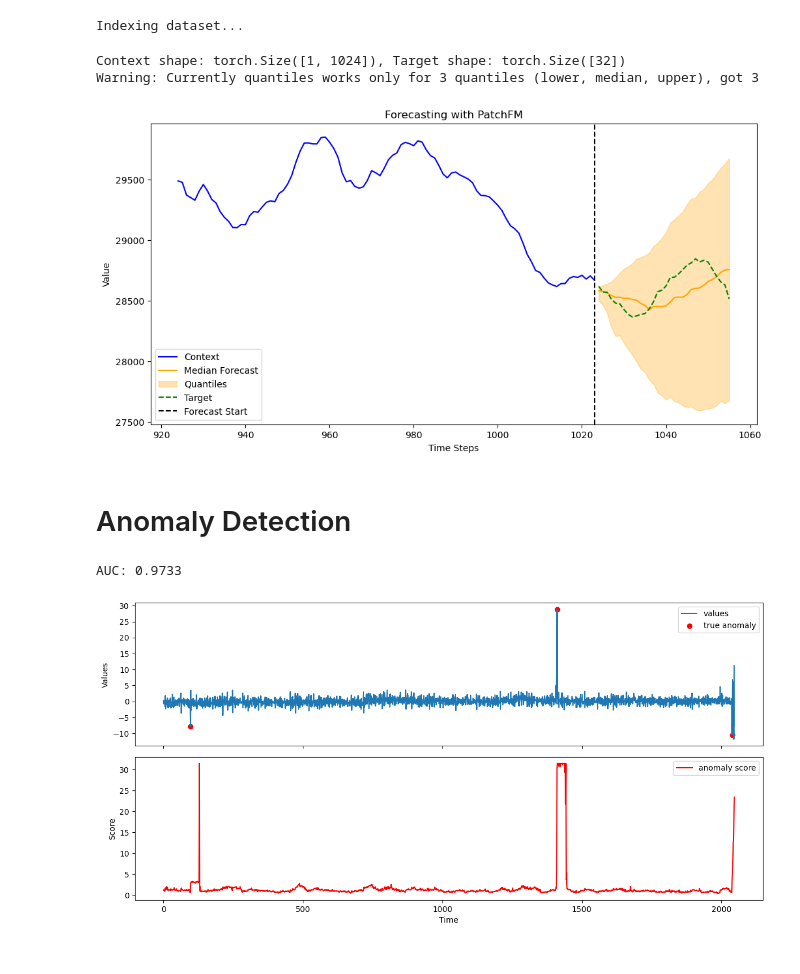
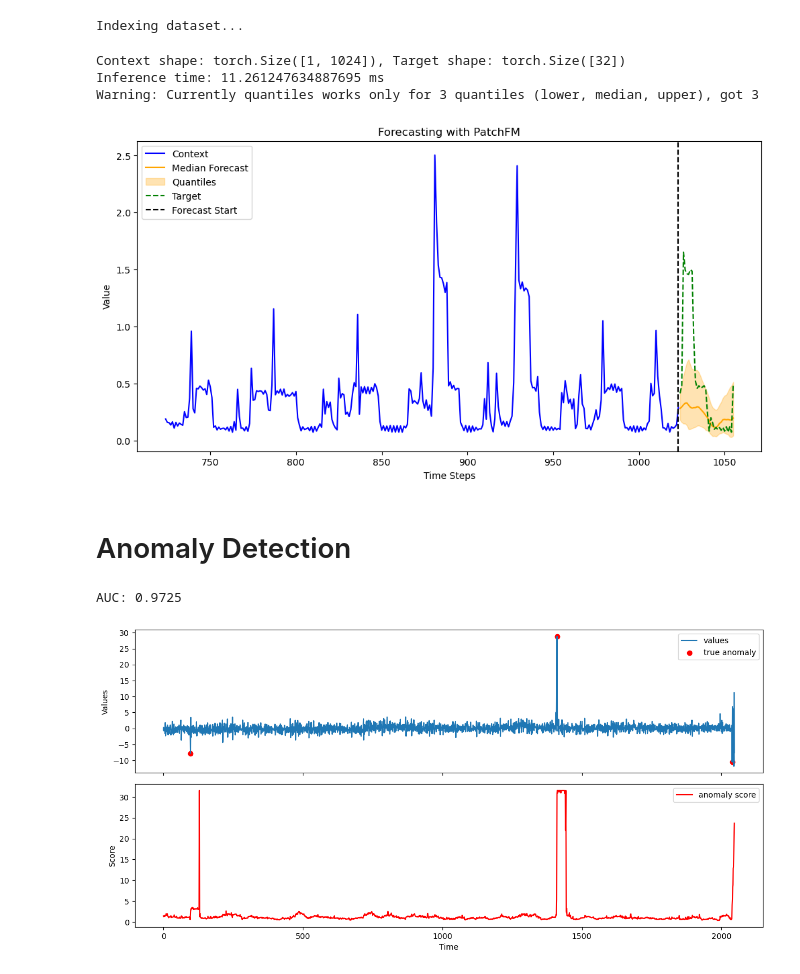
Before and after one commit to vilhess/PatchFM, a Jupyter notebook: notebooks/tutorial.ipynb, the cells around one changed output. Saved outputs shown, nothing was run; the diff lists cells and outputs as text; code cells hidden in the pictures.

```diff
--- a/notebooks/tutorial.ipynb
+++ b/notebooks/tutorial.ipynb
@@ -12,7 +12,8 @@ from dataset import UTSDataset
 # %%
 # --- Instantiate model ---
 config = PatchFMConfig()
-config.ckpt_path = "../ckpts/huge_v2.pth"
+config.ckpt_path = "../ckpts/huge_v3.pth"
+config.compile = True
 
 if "huge" in config.ckpt_path:
     config.n_heads = 64
@@ -30,24 +31,31 @@ Indexing dataset...
 # %%
 idx = random.randint(0, len(dataset))
 context, target = dataset[idx]
 xx = torch.cat([context, target], dim=0)
 
 context_size = 1024
 forecast_horizon = 32
-context_plot_limit = 100
+context_plot_limit = 300
 
 context = xx[:context_size].unsqueeze(0)
 target = xx[context_size:forecast_horizon + context_size]
 
 print(f"Context shape: {context.shape}, Target shape: {target.shape}")
 
+t_init = torch.cuda.Event(enable_timing=True)
+t_final = torch.cuda.Event(enable_timing=True)
+t_init.record()
 pred_median, pred_quantiles = model(context, forecast_horizon=forecast_horizon, quantiles=[0.1, 0.5, 0.9])
+t_final.record()
+torch.cuda.synchronize()
+print(f"Inference time: {t_init.elapsed_time(t_final)} ms")
 
 plot_forecast(context, pred_median, pred_quantiles, target_pred=target, context_plot_limit=context_plot_limit)
 # %% [output]
 Context shape: torch.Size([1, 1024]), Target shape: torch.Size([32])
+Inference time: 11.261247634887695 ms
 Warning: Currently quantiles works only for 3 quantiles (lower, median, upper), got 3
-[figure, old version]
+[figure, new version]
 # %% [markdown]
 # Anomaly Detection
 # %%
@@ -68,7 +76,7 @@ from sklearn.metrics import roc_auc_score
 auc = roc_auc_score(labels, scores)
 print(f"AUC: {auc:.4f}")
 # %% [output]
-AUC: 0.9733
+AUC: 0.9725
 # %%
 fig, (ax1, ax2) = plt.subplots(2, 1, figsize=(12, 6), sharex=True)
 
```
Also changed, not shown: 14 other files.
